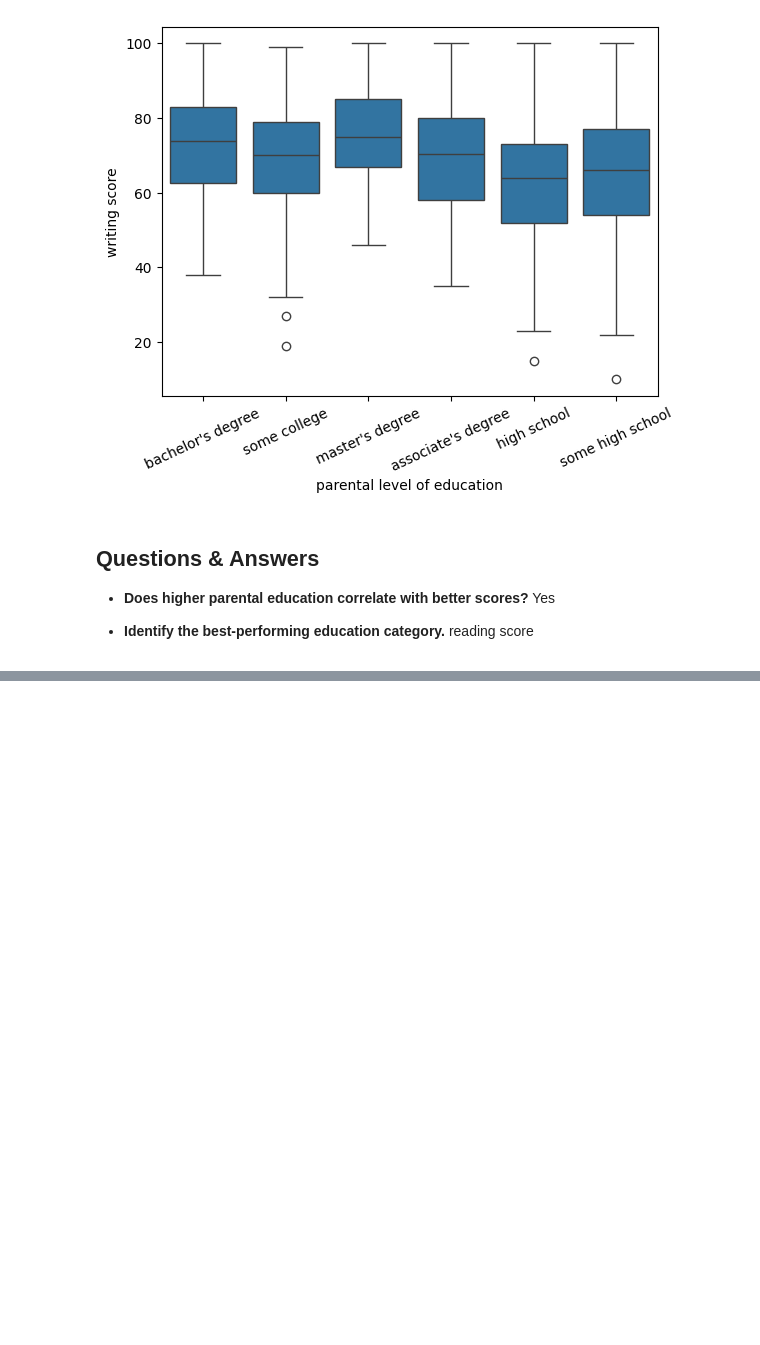
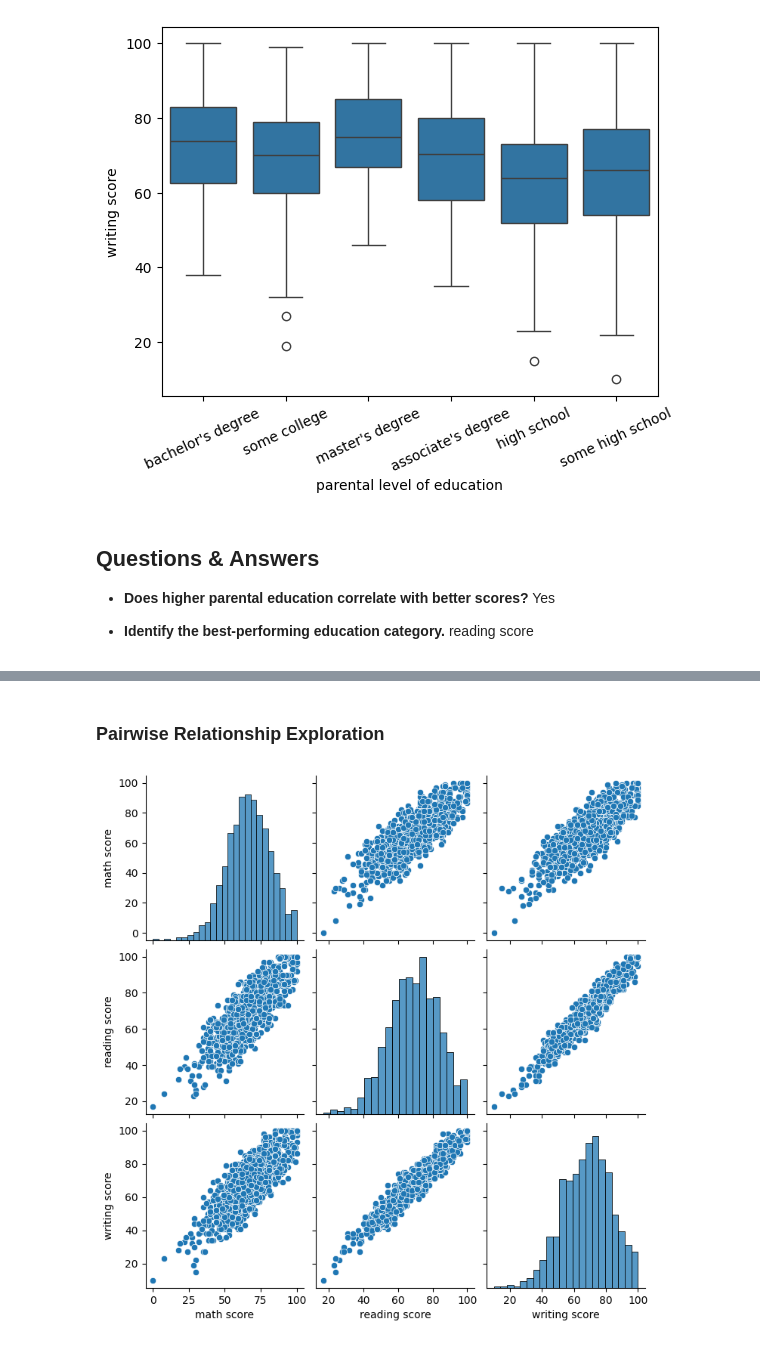
Before and after one commit to nayankhanal/ml-class, a Jupyter notebook: eda-assignment-actual.ipynb, the cells around one changed output, grey strips where cells are left out. Saved outputs shown, nothing was run; the diff lists cells and outputs as text; code cells hidden in the pictures; blank space fills up the shorter version.

```diff
--- a/eda-assignment-actual.ipynb
+++ b/eda-assignment-actual.ipynb
@@ -585,0 +621,7 @@ Yes
+# %% [markdown]
+### Pairwise Relationship Exploration
+# %%
+sns.pairplot(df[['math score', 'reading score', 'writing score']])
+plt.show()
+# %% [output]
+[figure, added]
```
Also changed, not shown: parts of 19 cells of this notebook.
